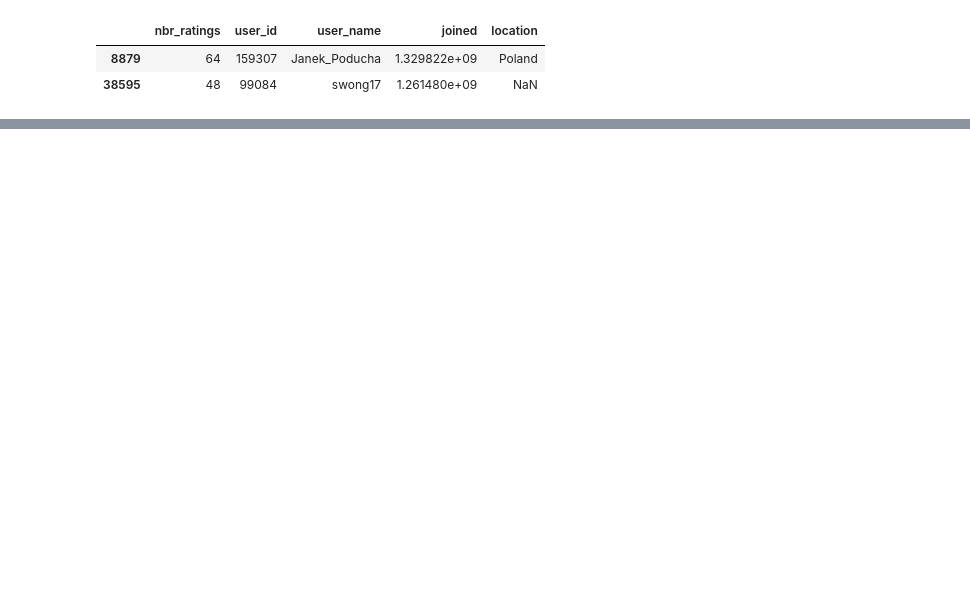
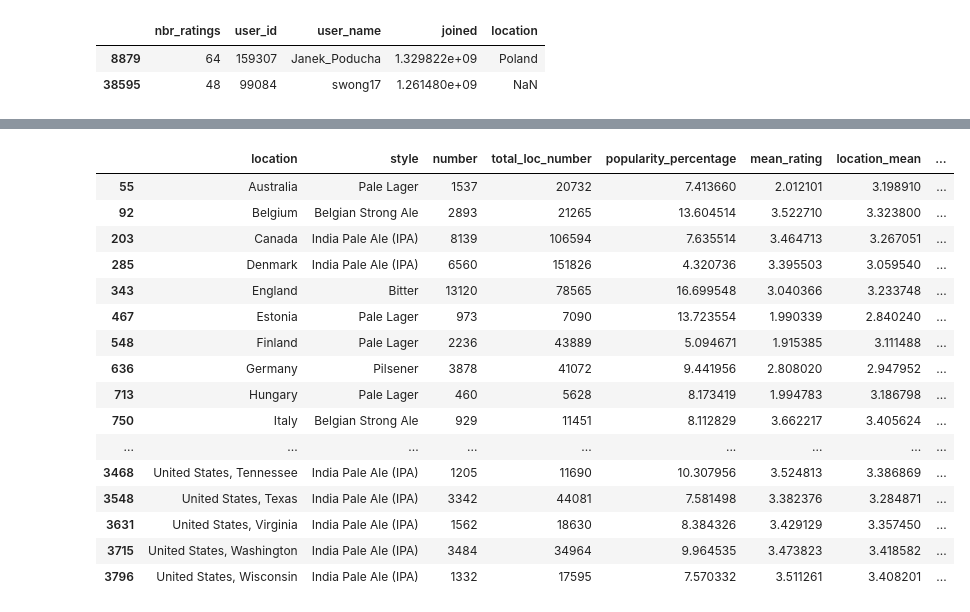
Before and after one commit to epfl-ada/ada-2023-project-vivalavada, a Jupyter notebook: popularity_yagiz.ipynb, the cells around one changed output, grey strips where cells are left out. Drawn from its saved outputs; the diff is of its cells as text; code cells hidden in the pictures; blank space fills up the shorter version.

```diff
--- a/popularity_yagiz.ipynb
+++ b/popularity_yagiz.ipynb
@@ -98,4 +102,4 @@ location_style
 # %%
-plt.hist(location_style['total_loc_number'].unique(), 50)
-plt.yscale('log')
+location_style['z_score'] = (location_style['mean_rating'] - location_style['location_mean']) / location_style['location_std']
+location_style
 # %% [output]
@@ -126,0 +119,3 @@ array(['Australia', 'Belgium', 'Canada', 'Denmark', 'England', 'Estonia',
+# %%
+location_style = location_style[location_style['number'] >= 50]
+location_style
@@ -126,0 +136,23 @@ array(['Australia', 'Belgium', 'Canada', 'Denmark', 'England', 'Estonia',
+# %%
+location_style_groupedby_loc = location_style.groupby('location')
+idx_most_popular = location_style_groupedby_loc['number'].idxmax()
+most_popular_styles_by_location = location_style.loc[idx_most_popular]
+most_popular_styles_by_location
+# %% [output]
+|  | location | style | number | total_loc_number | popularity_percentage | mean_rating | location_mean | ... |
+| 55 | Australia | Pale Lager | 1537 | 20732 | 7.413660 | 2.012101 | 3.198910 | ... |
+| 92 | Belgium | Belgian Strong Ale | 2893 | 21265 | 13.604514 | 3.522710 | 3.323800 | ... |
+| 203 | Canada | India Pale Ale (IPA) | 8139 | 106594 | 7.635514 | 3.464713 | 3.267051 | ... |
+| 285 | Denmark | India Pale Ale (IPA) | 6560 | 151826 | 4.320736 | 3.395503 | 3.059540 | ... |
+| 343 | England | Bitter | 13120 | 78565 | 16.699548 | 3.040366 | 3.233748 | ... |
+| 467 | Estonia | Pale Lager | 973 | 7090 | 13.723554 | 1.990339 | 2.840240 | ... |
+| 548 | Finland | Pale Lager | 2236 | 43889 | 5.094671 | 1.915385 | 3.111488 | ... |
+| 636 | Germany | Pilsener | 3878 | 41072 | 9.441956 | 2.808020 | 2.947952 | ... |
+| 713 | Hungary | Pale Lager | 460 | 5628 | 8.173419 | 1.994783 | 3.186798 | ... |
+| 750 | Italy | Belgian Strong Ale | 929 | 11451 | 8.112829 | 3.662217 | 3.405624 | ... |
+| ... | ... | ... | ... | ... | ... | ... | ... | ... |
+| 3468 | United States, Tennessee | India Pale Ale (IPA) | 1205 | 11690 | 10.307956 | 3.524813 | 3.386869 | ... |
+| 3548 | United States, Texas | India Pale Ale (IPA) | 3342 | 44081 | 7.581498 | 3.382376 | 3.284871 | ... |
+| 3631 | United States, Virginia | India Pale Ale (IPA) | 1562 | 18630 | 8.384326 | 3.429129 | 3.357450 | ... |
+| 3715 | United States, Washington | India Pale Ale (IPA) | 3484 | 34964 | 9.964535 | 3.473823 | 3.418582 | ... |
+| 3796 | United States, Wisconsin | India Pale Ale (IPA) | 1332 | 17595 | 7.570332 | 3.511261 | 3.408201 | ... |
```
Also changed, not shown: parts of 13 cells of this notebook.
